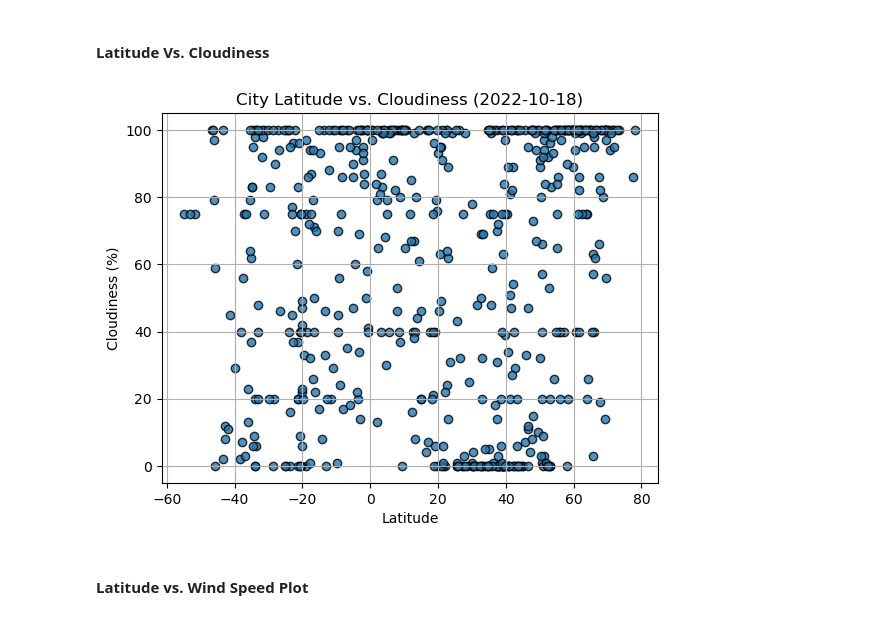
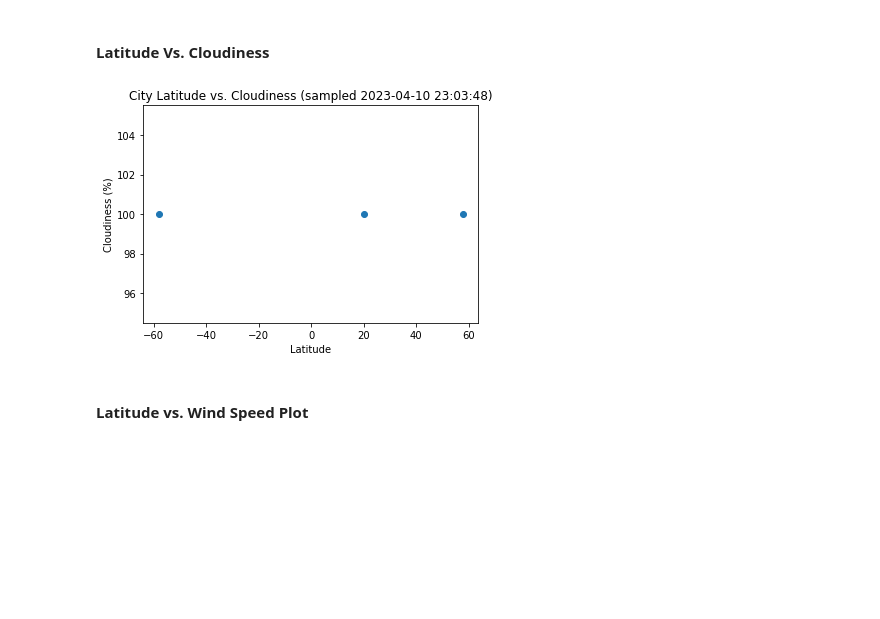
Before and after one commit to gmitt98/python-api-challenge, a Jupyter notebook: WeatherPy/WeatherPy.ipynb, the cells around one changed output. Saved outputs shown, nothing was run; the diff lists cells and outputs as text; code cells hidden in the pictures; blank space fills up the shorter version.

```diff
--- a/WeatherPy/WeatherPy.ipynb
+++ b/WeatherPy/WeatherPy.ipynb
@@ -284,6 +326,6 @@ city_data_df.to_csv("output_data/cities.csv", index_label="City_ID")
 # %%
 # Read saved data
-city_data_df = pd.read_csv("output_data/cities.csv", index_col="City_ID")
+city_data_df = pd.read_csv("../output_data/cities.csv", index_col="City_ID")
 
 # Display sample data
 city_data_df.head()
@@ -333,18 +380,21 @@ plt.show()
 #### Latitude Vs. Cloudiness
 # %%
 # Build the scatter plots for latitude vs. cloudiness
-# YOUR CODE HERE
+plt.scatter(city_data_df["Lat"], city_data_df["Cloudiness"], marker = "o")
 
 # Incorporate the other graph properties
-# YOUR CODE HERE
+
+plt.title(f"City Latitude vs. Cloudiness (sampled {min_date})")
+plt.xlabel("Latitude")
+plt.ylabel("Cloudiness (%)")
 
 # Save the figure
-plt.savefig("output_data/Fig3.png")
+plt.savefig("../output_data/Fig3.png")
 
 # Show plot
 plt.show()
 # %% [output]
-[figure, old version]
+[figure, new version]
 # %% [markdown]
 #### Latitude vs. Wind Speed Plot
 # %%
```
Also changed, not shown: parts of 10 cells of this notebook, 5 other files.
